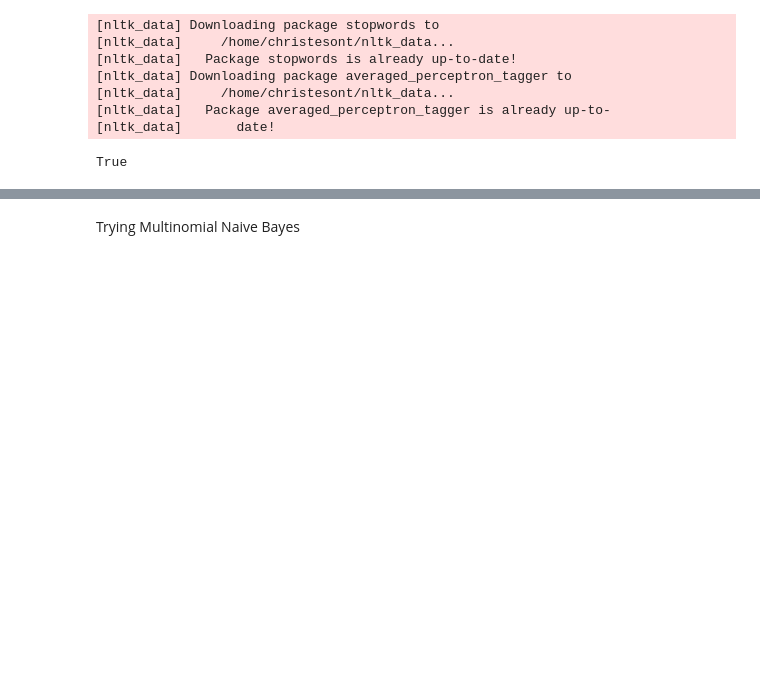
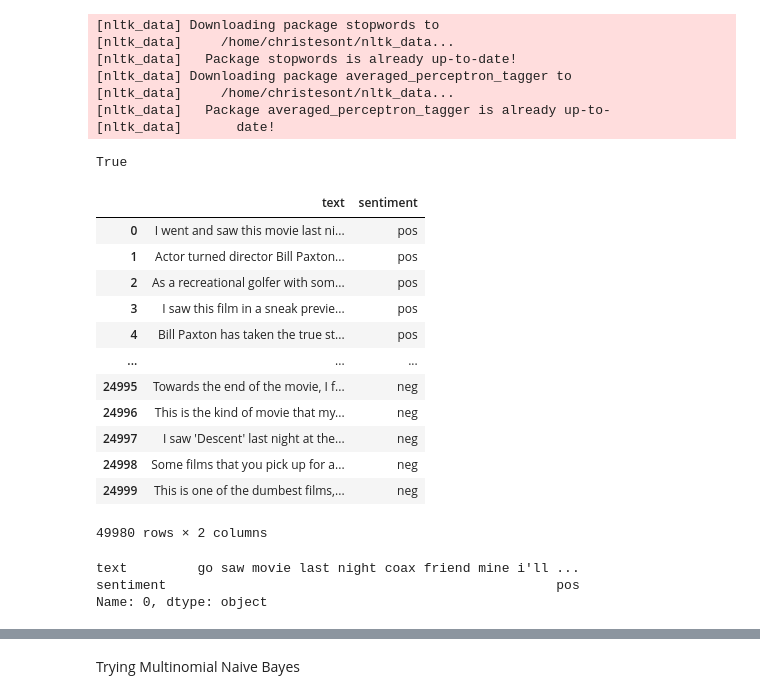
Before and after one commit to christesont/cs4448_finalproject, a Jupyter notebook: cs4448_finalproject.ipynb, the cells around one changed output, grey strips where cells are left out. Cells and saved outputs as stored; diff of their text form; code cells hidden in the pictures; blank space fills up the shorter version.

```diff
--- a/cs4448_finalproject.ipynb
+++ b/cs4448_finalproject.ipynb
@@ -82,3 +122,30 @@ def ingest_and_clean_data():
     print(df.iloc[0])
 
     df.to_pickle('reviews.pkl')
+# %%
+df2 = pd.read_pickle('raw_reviews.pkl')
+df2
+# %% [output]
+|  | text | sentiment |
+| 0 | I went and saw this movie last ni... | pos |
+| 1 | Actor turned director Bill Paxton... | pos |
+| 2 | As a recreational golfer with som... | pos |
+| 3 | I saw this film in a sneak previe... | pos |
+| 4 | Bill Paxton has taken the true st... | pos |
+| ... | ... | ... |
+| 24995 | Towards the end of the movie, I f... | neg |
+| 24996 | This is the kind of movie that my... | neg |
+| 24997 | I saw 'Descent' last night at the... | neg |
+| 24998 | Some films that you pick up for a... | neg |
+| 24999 | This is one of the dumbest films,... | neg |
+49980 rows × 2 columns
+# %%
+df = pd.read_pickle('raw_reviews.pkl')
+df['text'] = df['text'].apply(clean, stopwords=sw)
+print(df.iloc[0])
+
+df.to_pickle('reviews.pkl')
+# %% [output]
+text         go saw movie last night coax friend mine i'll ...
+sentiment                                                  pos
+Name: 0, dtype: object
```
Also changed, not shown: parts of 23 cells of this notebook, 2 other files.
